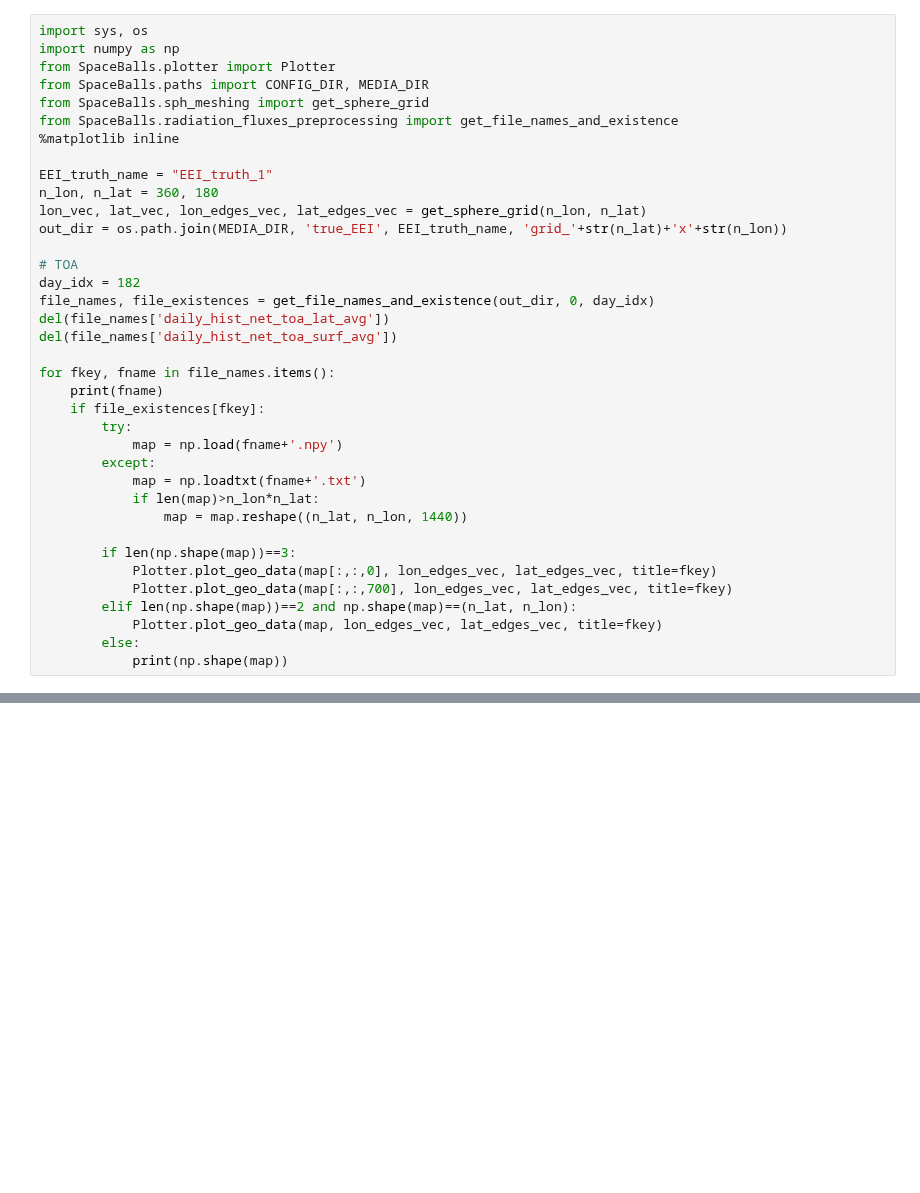
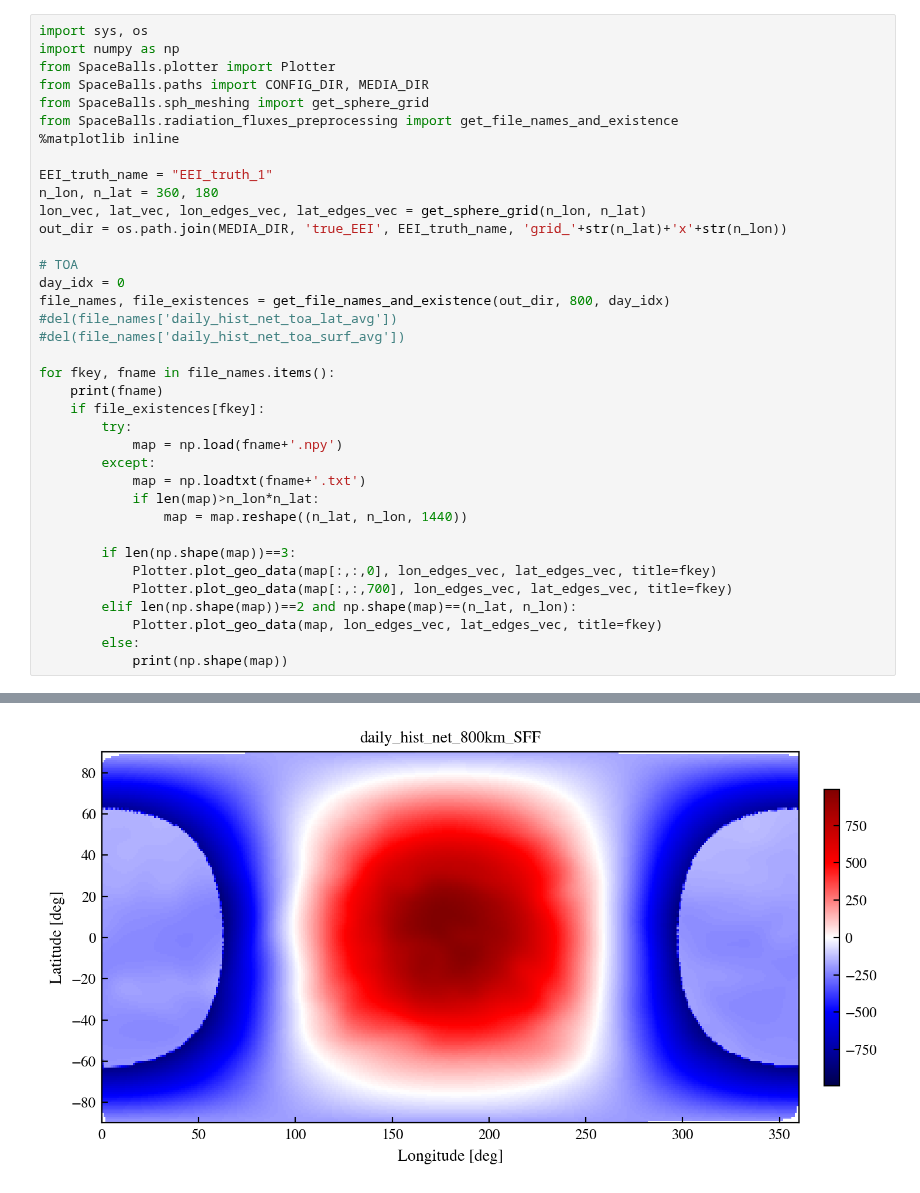
Before and after one commit to nasa-jpl/Space-Balls-MST, a Jupyter notebook: sbfinal-master/notebooks/plotting_EEI.ipynb, the cells around one changed output, grey strips where cells are left out. Saved outputs shown, nothing was run; the diff lists cells and outputs as text; blank space fills up the shorter version.

```diff
--- a/sbfinal-master/notebooks/plotting_EEI.ipynb
+++ b/sbfinal-master/notebooks/plotting_EEI.ipynb
@@ -326,10 +105,10 @@ lon_vec, lat_vec, lon_edges_vec, lat_edges_vec = get_sphere_grid(n_lon, n_lat)
 out_dir = os.path.join(MEDIA_DIR, 'true_EEI', EEI_truth_name, 'grid_'+str(n_lat)+'x'+str(n_lon))
 
 # TOA
-day_idx = 182
-file_names, file_existences = get_file_names_and_existence(out_dir, 0, day_idx)
-del(file_names['daily_hist_net_toa_lat_avg'])
-del(file_names['daily_hist_net_toa_surf_avg'])
+day_idx = 0
+file_names, file_existences = get_file_names_and_existence(out_dir, 800, day_idx)
+#del(file_names['daily_hist_net_toa_lat_avg'])
+#del(file_names['daily_hist_net_toa_surf_avg'])
 
 for fkey, fname in file_names.items():
     print(fname)
@@ -348,3 +127,4 @@ for fkey, fname in file_names.items():
             Plotter.plot_geo_data(map, lon_edges_vec, lat_edges_vec, title=fkey)
         else:
             print(np.shape(map))
+# %% [output]
@@ -350,0 +138 @@ for fkey, fname in file_names.items():
+[figure, added]
```
Also changed, not shown: parts of 8 cells of this notebook, 27 other files.
